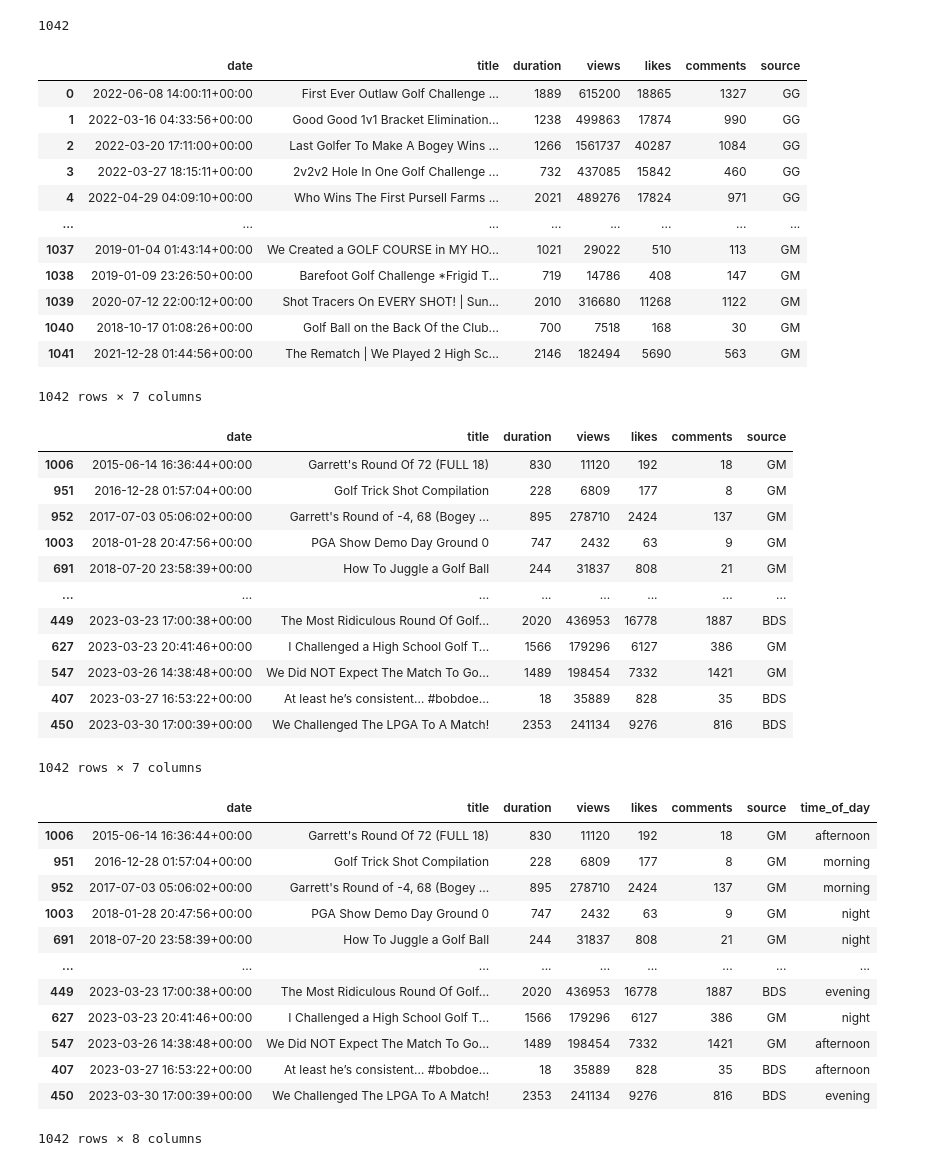
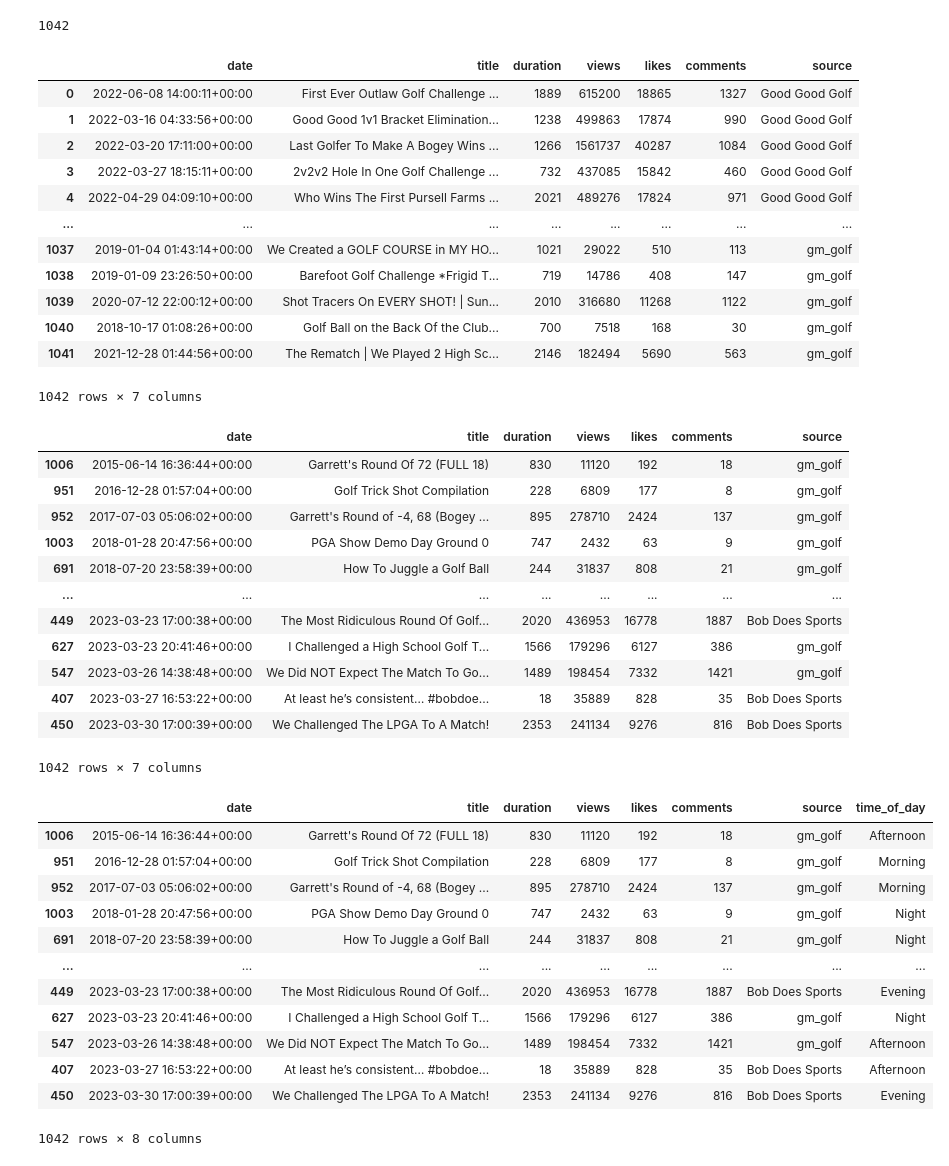
Before and after one commit to jdubindaclub/my386blog, a Jupyter notebook: work/visualization.ipynb, the cells around one changed output. Cells and saved outputs as stored; diff of their text form; code cells hidden in the pictures.

```diff
--- a/work/visualization.ipynb
+++ b/work/visualization.ipynb
@@ -24,26 +29,26 @@ len(dfgood) + len(dfbob) + len(dfgm)
 1042
 # %%
 #add a column to each dataframe to identify the source
-dfgood['source'] = 'GG'
-dfbob['source'] = 'BDS'
-dfgm['source'] = 'GM'
+dfgood['source'] = 'Good Good Golf'
+dfbob['source'] = 'Bob Does Sports'
+dfgm['source'] = 'gm_golf'
 # %%
 #combine all the dataframes
 df = pd.concat([dfgood, dfbob, dfgm], ignore_index=True)
 df
 # %% [output]
 |  | date | title | duration | views | likes | comments | source |
-| 0 | 2022-06-08 14:00:11+00:00 | First Ever Outlaw Golf Challenge ... | 1889 | 615200 | 18865 | 1327 | GG |
-| 1 | 2022-03-16 04:33:56+00:00 | Good Good 1v1 Bracket Elimination... | 1238 | 499863 | 17874 | 990 | GG |
-| 2 | 2022-03-20 17:11:00+00:00 | Last Golfer To Make A Bogey Wins ... | 1266 | 1561737 | 40287 | 1084 | GG |
-| 3 | 2022-03-27 18:15:11+00:00 | 2v2v2 Hole In One Golf Challenge ... | 732 | 437085 | 15842 | 460 | GG |
-| 4 | 2022-04-29 04:09:10+00:00 | Who Wins The First Pursell Farms ... | 2021 | 489276 | 17824 | 971 | GG |
+| 0 | 2022-06-08 14:00:11+00:00 | First Ever Outlaw Golf Challenge ... | 1889 | 615200 | 18865 | 1327 | Good Good Golf |
+| 1 | 2022-03-16 04:33:56+00:00 | Good Good 1v1 Bracket Elimination... | 1238 | 499863 | 17874 | 990 | Good Good Golf |
+| 2 | 2022-03-20 17:11:00+00:00 | Last Golfer To Make A Bogey Wins ... | 1266 | 1561737 | 40287 | 1084 | Good Good Golf |
+| 3 | 2022-03-27 18:15:11+00:00 | 2v2v2 Hole In One Golf Challenge ... | 732 | 437085 | 15842 | 460 | Good Good Golf |
+| 4 | 2022-04-29 04:09:10+00:00 | Who Wins The First Pursell Farms ... | 2021 | 489276 | 17824 | 971 | Good Good Golf |
 | ... | ... | ... | ... | ... | ... | ... | ... |
-| 1037 | 2019-01-04 01:43:14+00:00 | We Created a GOLF COURSE in MY HO... | 1021 | 29022 | 510 | 113 | GM |
-| 1038 | 2019-01-09 23:26:50+00:00 | Barefoot Golf Challenge *Frigid T... | 719 | 14786 | 408 | 147 | GM |
-| 1039 | 2020-07-12 22:00:12+00:00 | Shot Tracers On EVERY SHOT! | Sun... | 2010 | 316680 | 11268 | 1122 | GM |
-| 1040 | 2018-10-17 01:08:26+00:00 | Golf Ball on the Back Of the Club... | 700 | 7518 | 168 | 30 | GM |
-| 1041 | 2021-12-28 01:44:56+00:00 | The Rematch | We Played 2 High Sc... | 2146 | 182494 | 5690 | 563 | GM |
+| 1037 | 2019-01-04 01:43:14+00:00 | We Created a GOLF COURSE in MY HO... | 1021 | 29022 | 510 | 113 | gm_golf |
+| 1038 | 2019-01-09 23:26:50+00:00 | Barefoot Golf Challenge *Frigid T... | 719 | 14786 | 408 | 147 | gm_golf |
+| 1039 | 2020-07-12 22:00:12+00:00 | Shot Tracers On EVERY SHOT! | Sun... | 2010 | 316680 | 11268 | 1122 | gm_golf |
+| 1040 | 2018-10-17 01:08:26+00:00 | Golf Ball on the Back Of the Club... | 700 | 7518 | 168 | 30 | gm_golf |
+| 1041 | 2021-12-28 01:44:56+00:00 | The Rematch | We Played 2 High Sc... | 2146 | 182494 | 5690 | 563 | gm_golf |
 1042 rows × 7 columns
 # %%
 #date column to datetime and order by date
@@ -52,36 +57,36 @@ df = df.sort_values(by='date')
 df
 # %% [output]
 |  | date | title | duration | views | likes | comments | source |
-| 1006 | 2015-06-14 16:36:44+00:00 | Garrett's Round Of 72 (FULL 18) | 830 | 11120 | 192 | 18 | GM |
-| 951 | 2016-12-28 01:57:04+00:00 | Golf Trick Shot Compilation | 228 | 6809 | 177 | 8 | GM |
-| 952 | 2017-07-03 05:06:02+00:00 | Garrett's Round of -4, 68 (Bogey ... | 895 | 278710 | 2424 | 137 | GM |
-| 1003 | 2018-01-28 20:47:56+00:00 | PGA Show Demo Day Ground 0 | 747 | 2432 | 63 | 9 | GM |
-| 691 | 2018-07-20 23:58:39+00:00 | How To Juggle a Golf Ball | 244 | 31837 | 808 | 21 | GM |
+| 1006 | 2015-06-14 16:36:44+00:00 | Garrett's Round Of 72 (FULL 18) | 830 | 11120 | 192 | 18 | gm_golf |
+| 951 | 2016-12-28 01:57:04+00:00 | Golf Trick Shot Compilation | 228 | 6809 | 177 | 8 | gm_golf |
+| 952 | 2017-07-03 05:06:02+00:00 | Garrett's Round of -4, 68 (Bogey ... | 895 | 278710 | 2424 | 137 | gm_golf |
+| 1003 | 2018-01-28 20:47:56+00:00 | PGA Show Demo Day Ground 0 | 747 | 2432 | 63 | 9 | gm_golf |
+| 691 | 2018-07-20 23:58:39+00:00 | How To Juggle a Golf Ball | 244 | 31837 | 808 | 21 | gm_golf |
 | ... | ... | ... | ... | ... | ... | ... | ... |
-| 449 | 2023-03-23 17:00:38+00:00 | The Most Ridiculous Round Of Golf... | 2020 | 436953 | 16778 | 1887 | BDS |
-| 627 | 2023-03-23 20:41:46+00:00 | I Challenged a High School Golf T... | 1566 | 179296 | 6127 | 386 | GM |
-| 547 | 2023-03-26 14:38:48+00:00 | We Did NOT Expect The Match To Go... | 1489 | 198454 | 7332 | 1421 | GM |
-| 407 | 2023-03-27 16:53:22+00:00 | At least he’s consistent… #bobdoe... | 18 | 35889 | 828 | 35 | BDS |
-| 450 | 2023-03-30 17:00:39+00:00 | We Challenged The LPGA To A Match! | 2353 | 241134 | 9276 | 816 | BDS |
+| 449 | 2023-03-23 17:00:38+00:00 | The Most Ridiculous Round Of Golf... | 2020 | 436953 | 16778 | 1887 | Bob Does Sports |
+| 627 | 2023-03-23 20:41:46+00:00 | I Challenged a High School Golf T... | 1566 | 179296 | 6127 | 386 | gm_golf |
+| 547 | 2023-03-26 14:38:48+00:00 | We Did NOT Expect The Match To Go... | 1489 | 198454 | 7332 | 1421 | gm_golf |
+| 407 | 2023-03-27 16:53:22+00:00 | At least he’s consistent… #bobdoe... | 18 | 35889 | 828 | 35 | Bob Does Sports |
+| 450 | 2023-03-30 17:00:39+00:00 | We Challenged The LPGA To A Match! | 2353 | 241134 | 9276 | 816 | Bob Does Sports |
 1042 rows × 7 columns
 # %%
 #add a new column that identifies what time of day the video was posted. Four groups: morning, afternoon, evening, night
 # do this by using the date column which it the year, month, day, hour, minute, second
 
 df['time_of_day'] = df['date'].dt.hour
-df['time_of_day'] = df['time_of_day'].apply(lambda x: 'morning' if x < 12 else 'afternoon' if x < 17 else 'evening' if x < 20 else 'night')
+df['time_of_day'] = df['time_of_day'].apply(lambda x: 'Morning' if x < 12 else 'Afternoon' if x < 17 else 'Evening' if x < 20 else 'Night')
 df
 # %% [output]
 |  | date | title | duration | views | likes | comments | source | time_of_day |
-| 1006 | 2015-06-14 16:36:44+00:00 | Garrett's Round Of 72 (FULL 18) | 830 | 11120 | 192 | 18 | GM | afternoon |
-| 951 | 2016-12-28 01:57:04+00:00 | Golf Trick Shot Compilation | 228 | 6809 | 177 | 8 | GM | morning |
-| 952 | 2017-07-03 05:06:02+00:00 | Garrett's Round of -4, 68 (Bogey ... | 895 | 278710 | 2424 | 137 | GM | morning |
-| 1003 | 2018-01-28 20:47:56+00:00 | PGA Show Demo Day Ground 0 | 747 | 2432 | 63 | 9 | GM | night |
-| 691 | 2018-07-20 23:58:39+00:00 | How To Juggle a Golf Ball | 244 | 31837 | 808 | 21 | GM | night |
+| 1006 | 2015-06-14 16:36:44+00:00 | Garrett's Round Of 72 (FULL 18) | 830 | 11120 | 192 | 18 | gm_golf | Afternoon |
+| 951 | 2016-12-28 01:57:04+00:00 | Golf Trick Shot Compilation | 228 | 6809 | 177 | 8 | gm_golf | Morning |
+| 952 | 2017-07-03 05:06:02+00:00 | Garrett's Round of -4, 68 (Bogey ... | 895 | 278710 | 2424 | 137 | gm_golf | Morning |
+| 1003 | 2018-01-28 20:47:56+00:00 | PGA Show Demo Day Ground 0 | 747 | 2432 | 63 | 9 | gm_golf | Night |
+| 691 | 2018-07-20 23:58:39+00:00 | How To Juggle a Golf Ball | 244 | 31837 | 808 | 21 | gm_golf | Night |
 | ... | ... | ... | ... | ... | ... | ... | ... | ... |
-| 449 | 2023-03-23 17:00:38+00:00 | The Most Ridiculous Round Of Golf... | 2020 | 436953 | 16778 | 1887 | BDS | evening |
-| 627 | 2023-03-23 20:41:46+00:00 | I Challenged a High School Golf T... | 1566 | 179296 | 6127 | 386 | GM | night |
-| 547 | 2023-03-26 14:38:48+00:00 | We Did NOT Expect The Match To Go... | 1489 | 198454 | 7332 | 1421 | GM | afternoon |
-| 407 | 2023-03-27 16:53:22+00:00 | At least he’s consistent… #bobdoe... | 18 | 35889 | 828 | 35 | BDS | afternoon |
-| 450 | 2023-03-30 17:00:39+00:00 | We Challenged The LPGA To A Match! | 2353 | 241134 | 9276 | 816 | BDS | evening |
+| 449 | 2023-03-23 17:00:38+00:00 | The Most Ridiculous Round Of Golf... | 2020 | 436953 | 16778 | 1887 | Bob Does Sports | Evening |
+| 627 | 2023-03-23 20:41:46+00:00 | I Challenged a High School Golf T... | 1566 | 179296 | 6127 | 386 | gm_golf | Night |
+| 547 | 2023-03-26 14:38:48+00:00 | We Did NOT Expect The Match To Go... | 1489 | 198454 | 7332 | 1421 | gm_golf | Afternoon |
+| 407 | 2023-03-27 16:53:22+00:00 | At least he’s consistent… #bobdoe... | 18 | 35889 | 828 | 35 | Bob Does Sports | Afternoon |
+| 450 | 2023-03-30 17:00:39+00:00 | We Challenged The LPGA To A Match! | 2353 | 241134 | 9276 | 816 | Bob Does Sports | Evening |
 1042 rows × 8 columns
```
Also changed, not shown: parts of 9 cells of this notebook, 4 other files.
